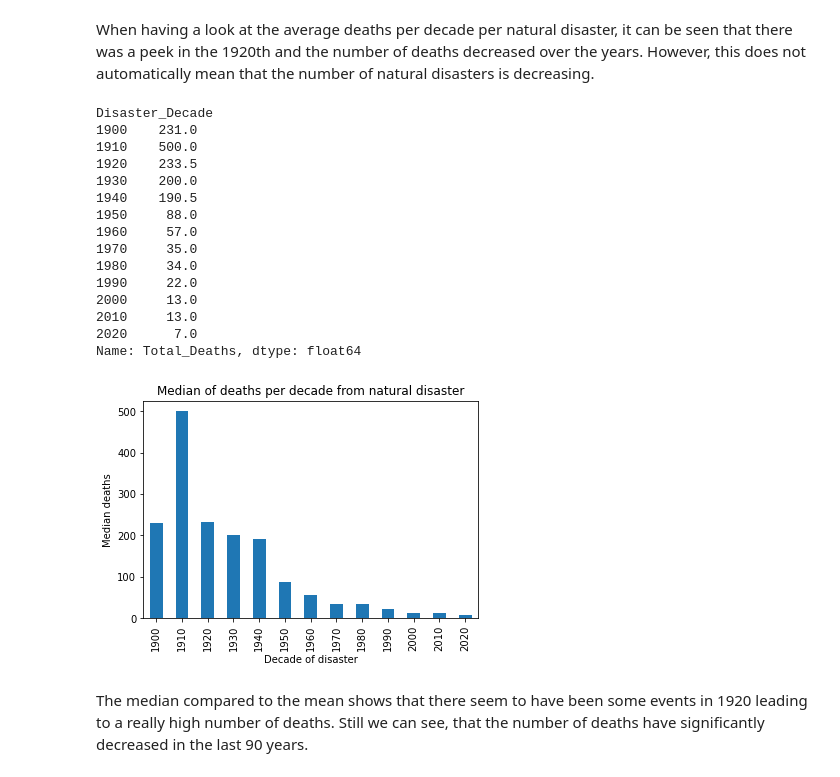
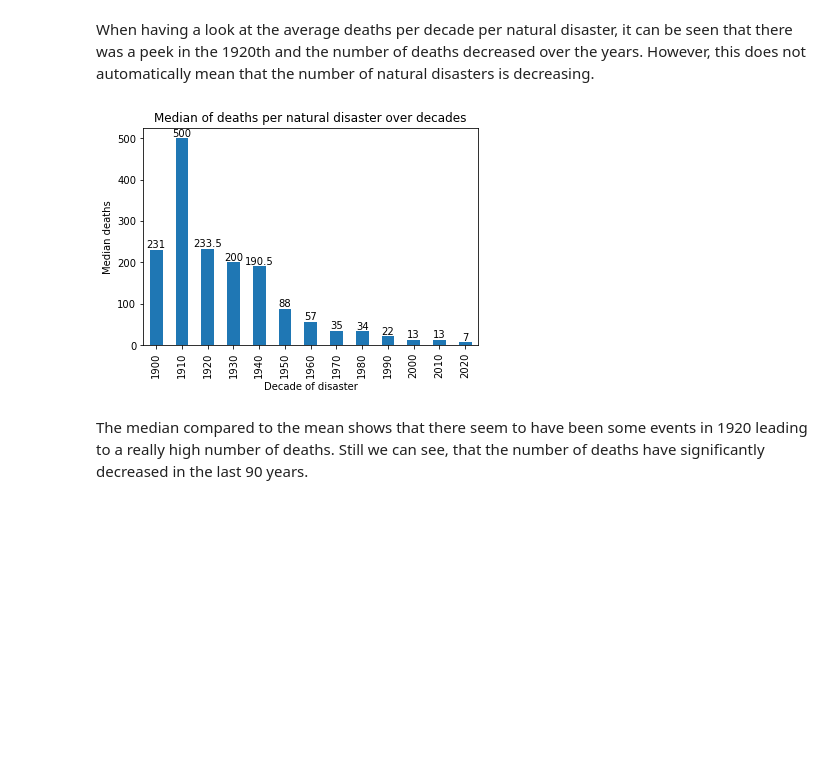
Before and after one commit to r-Files/DOPP, a Jupyter notebook: jupyter_notebooks/lab_question_a.ipynb, the cells around one changed output. Drawn from its saved outputs; the diff is of its cells as text; code cells hidden in the pictures; blank space fills up the shorter version.

```diff
--- a/jupyter_notebooks/lab_question_a.ipynb
+++ b/jupyter_notebooks/lab_question_a.ipynb
@@ -97,28 +93,14 @@ When having a look at the average deaths per decade per natural disaster, it can
 # %%
 # calc median deaths, per Decade and plot them in a bar plot
 medians = df.groupby(["Disaster_Decade"]).median()['Total_Deaths']
-ax = medians.plot(kind = 'bar')
+ax = medians.plot(kind = 'bar', figsize = (6,4))
 ax.set_ylabel('Median deaths')
 ax.set_xlabel ('Decade of disaster')
-ax.set_title('Median of deaths per decade from natural disaster')
-medians
+ax.set_title('Median of deaths per natural disaster over decades')
+ax.bar_label(ax.containers[0])
+plt.show()
 # %% [output]
-Disaster_Decade
-1900    231.0
-1910    500.0
-1920    233.5
-1930    200.0
-1940    190.5
-1950     88.0
-1960     57.0
-1970     35.0
-1980     34.0
-1990     22.0
-2000     13.0
-2010     13.0
-2020      7.0
-Name: Total_Deaths, dtype: float64
-[figure, old version]
+[figure, new version]
 # %% [markdown]
 The median compared to the mean shows that there seem to have been some events in 1920 leading to a really high number of deaths. Still we can see, that the number of deaths have significantly decreased in the last 90 years.
 # %%
```
Also changed, not shown: parts of 18 cells of this notebook.
